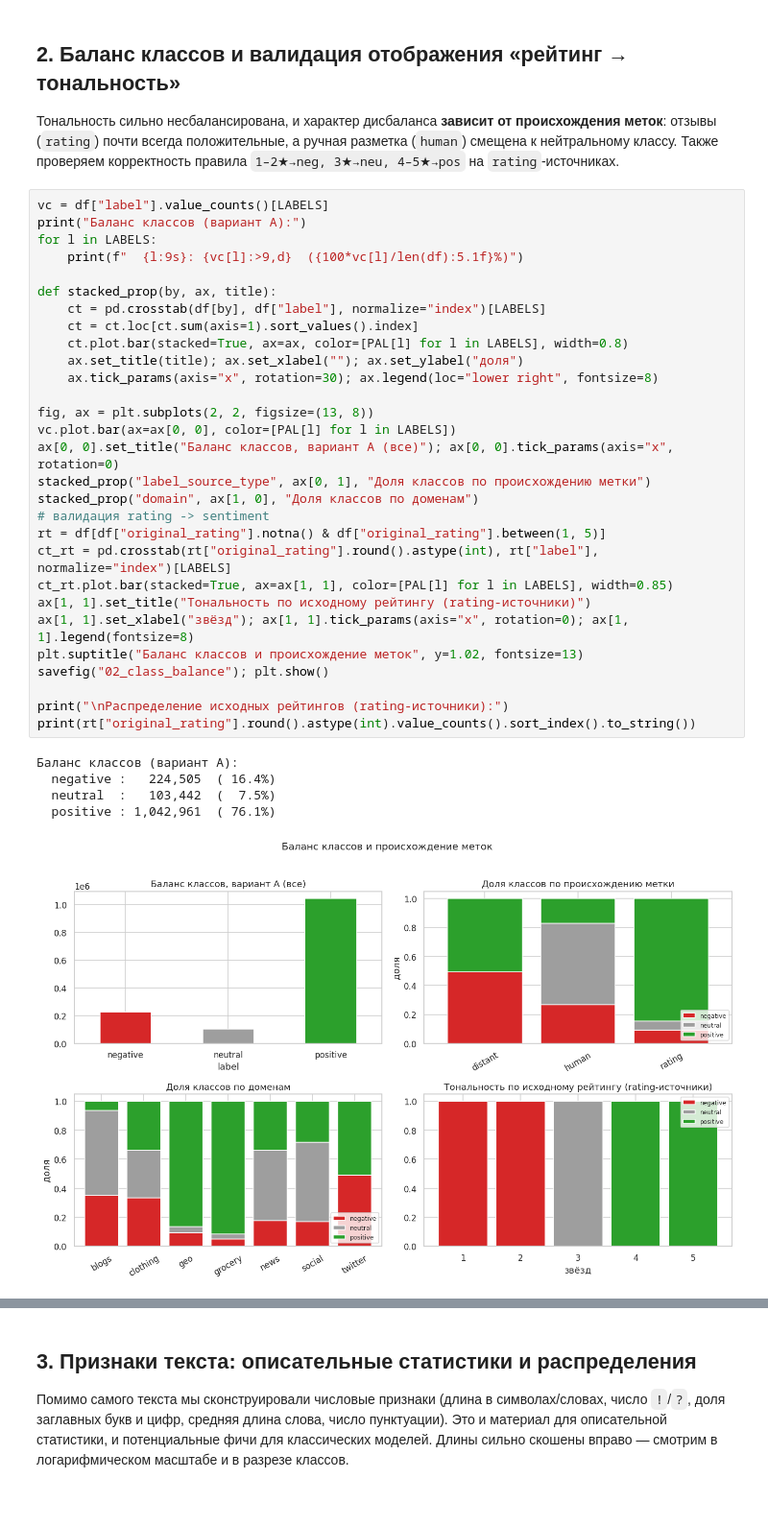
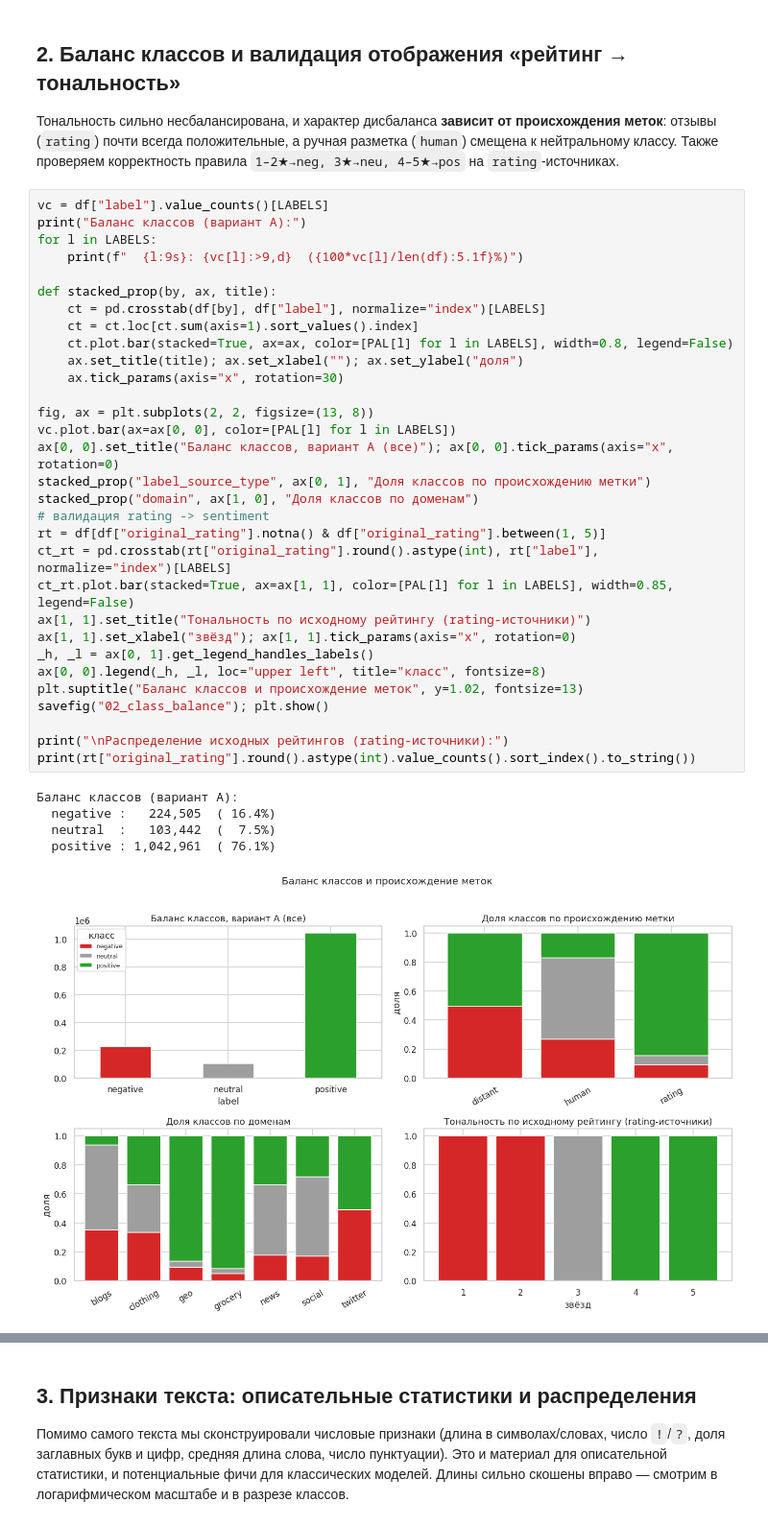
Before and after one commit to markparserov/russian-sentiment-analysis, a Jupyter notebook: sentiment_analysis.ipynb, the cells around one changed output, grey strips where cells are left out. Shown at 96% size. Drawn from its saved outputs; the diff is of its cells as text.

```diff
--- a/sentiment_analysis.ipynb
+++ b/sentiment_analysis.ipynb
@@ -110,38 +110,40 @@ savefig("01_overview"); plt.show()
 # %%
 vc = df["label"].value_counts()[LABELS]
 print("Баланс классов (вариант A):")
 for l in LABELS:
     print(f"  {l:9s}: {vc[l]:>9,d}  ({100*vc[l]/len(df):5.1f}%)")
 
 def stacked_prop(by, ax, title):
     ct = pd.crosstab(df[by], df["label"], normalize="index")[LABELS]
     ct = ct.loc[ct.sum(axis=1).sort_values().index]
-    ct.plot.bar(stacked=True, ax=ax, color=[PAL[l] for l in LABELS], width=0.8)
+    ct.plot.bar(stacked=True, ax=ax, color=[PAL[l] for l in LABELS], width=0.8, legend=False)
     ax.set_title(title); ax.set_xlabel(""); ax.set_ylabel("доля")
-    ax.tick_params(axis="x", rotation=30); ax.legend(loc="lower right", fontsize=8)
+    ax.tick_params(axis="x", rotation=30)
 
 fig, ax = plt.subplots(2, 2, figsize=(13, 8))
 vc.plot.bar(ax=ax[0, 0], color=[PAL[l] for l in LABELS])
 ax[0, 0].set_title("Баланс классов, вариант A (все)"); ax[0, 0].tick_params(axis="x", rotation=0)
 stacked_prop("label_source_type", ax[0, 1], "Доля классов по происхождению метки")
 stacked_prop("domain", ax[1, 0], "Доля классов по доменам")
 # валидация rating -> sentiment
 rt = df[df["original_rating"].notna() & df["original_rating"].between(1, 5)]
 ct_rt = pd.crosstab(rt["original_rating"].round().astype(int), rt["label"], normalize="index")[LABELS]
-ct_rt.plot.bar(stacked=True, ax=ax[1, 1], color=[PAL[l] for l in LABELS], width=0.85)
+ct_rt.plot.bar(stacked=True, ax=ax[1, 1], color=[PAL[l] for l in LABELS], width=0.85, legend=False)
 ax[1, 1].set_title("Тональность по исходному рейтингу (rating-источники)")
-ax[1, 1].set_xlabel("звёзд"); ax[1, 1].tick_params(axis="x", rotation=0); ax[1, 1].legend(fontsize=8)
+ax[1, 1].set_xlabel("звёзд"); ax[1, 1].tick_params(axis="x", rotation=0)
+_h, _l = ax[0, 1].get_legend_handles_labels()
+ax[0, 0].legend(_h, _l, loc="upper left", title="класс", fontsize=8)
 plt.suptitle("Баланс классов и происхождение меток", y=1.02, fontsize=13)
 savefig("02_class_balance"); plt.show()
 
 print("\nРаспределение исходных рейтингов (rating-источники):")
 print(rt["original_rating"].round().astype(int).value_counts().sort_index().to_string())
 # %% [output]
 Баланс классов (вариант A):
   negative :   224,505  ( 16.4%)
   neutral  :   103,442  (  7.5%)
   positive : 1,042,961  ( 76.1%)
-[figure, old version]
+[figure, new version]
 Распределение исходных рейтингов (rating-источники):
 original_rating
 1     49789
```
Also changed, not shown: parts of 11 cells of this notebook, 38 other files.
